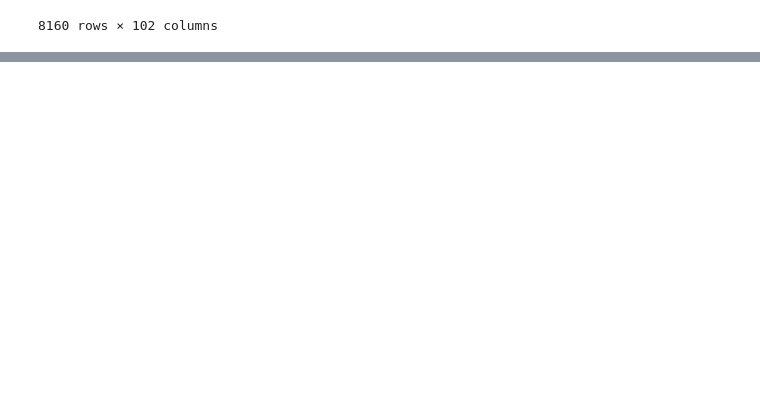
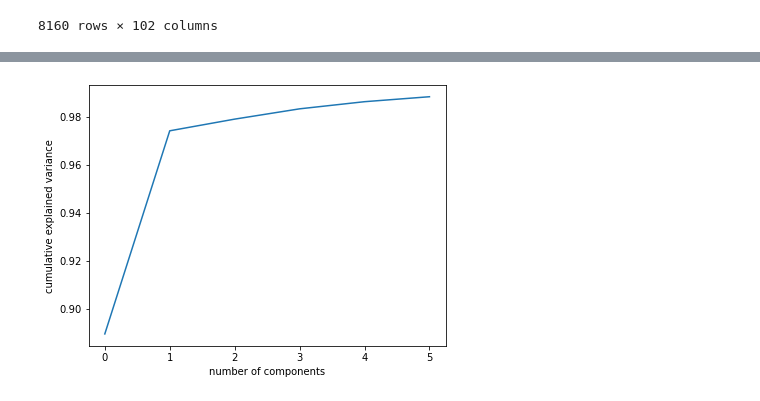
Before and after one commit to gituxedo/stat198finalproject, a Jupyter notebook: Final Project_draft.ipynb, the cells around one changed output, grey strips where cells are left out. Saved outputs shown, nothing was run; the diff lists cells and outputs as text; code cells hidden in the pictures; blank space fills up the shorter version.

```diff
--- a/Final Project_draft.ipynb
+++ b/Final Project_draft.ipynb
@@ -73,0 +57,4 @@ KeyError: 0
+# %%
+df_trim = df_date.loc[(df_date['Time'] >= '1963-1-1') & (df_date['Time'] <= '2015-12-01')]
+df_index = df_trim.set_index('Time')
+df_index
@@ -73,0 +76,7 @@ KeyError: 0
+# %%
+from sklearn.preprocessing import StandardScaler
+portfolio_standardize = df_trim.loc[:, df_index.columns].values
+portfolio_standardized = StandardScaler().fit_transform(portfolio_standardize)
+normalized_portfolio = pd.DataFrame(portfolio_standardized
+                                    , columns = ['feature'+str(i) for i in range(portfolio_standardized.shape[1])])
+normalized_portfolio
@@ -73,0 +97,8 @@ KeyError: 0
+# %%
+# First 6 principle components of the aggregate macro data
+N = 6
+pca_portfolio = PCA(n_components = N)
+principalComponents_portfolio = pca_portfolio.fit_transform(normalized_portfolio)
+principal_portfolio_df = pd.DataFrame(data = principalComponents_portfolio
+             , columns = ['PC'+str(i) for i in range(1, N+1)])
+principal_portfolio_df
@@ -73,0 +119,5 @@ KeyError: 0
+# %%
+portfolio_explained_variance = pca_portfolio.explained_variance_ratio_
+portfolio_explained_variance_df = pd.DataFrame(portfolio_explained_variance, columns = ['Explained Variance'])
+portfolio_explained_variance_df.rename(index = lambda x: 'PC'+str(x+1), inplace=True)
+portfolio_explained_variance_df
@@ -73,0 +132,6 @@ KeyError: 0
+# %%
+plt.plot(np.cumsum(portfolio_explained_variance))
+plt.xlabel('number of components')
+plt.ylabel('cumulative explained variance');
+# %% [output]
+[figure, added]
```
Also changed, not shown: parts of 7 cells of this notebook, 1 other file.
